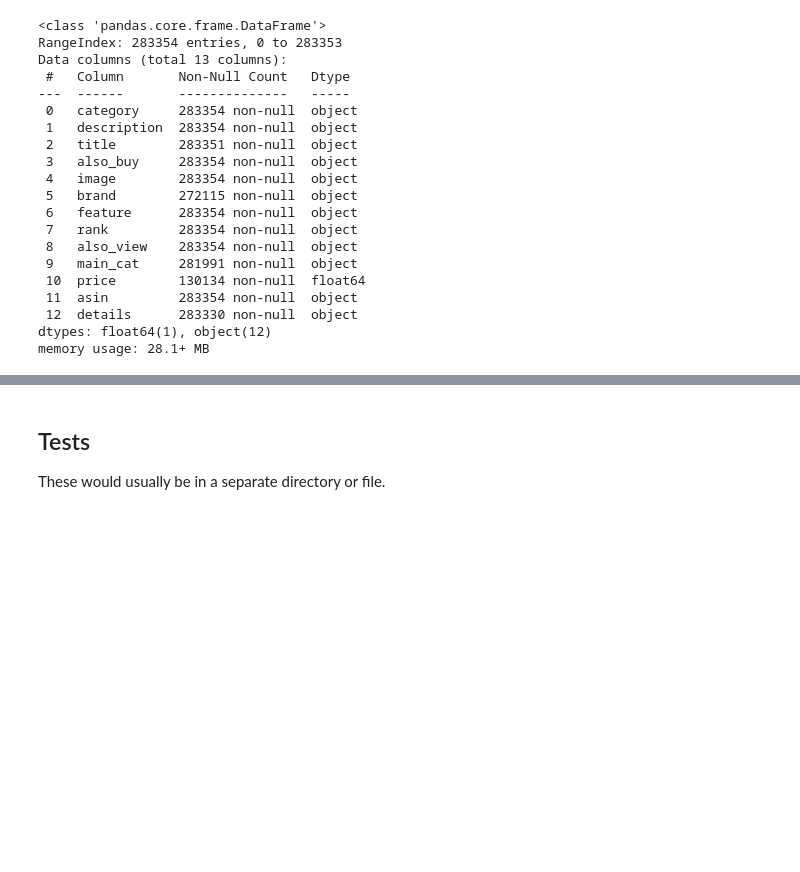
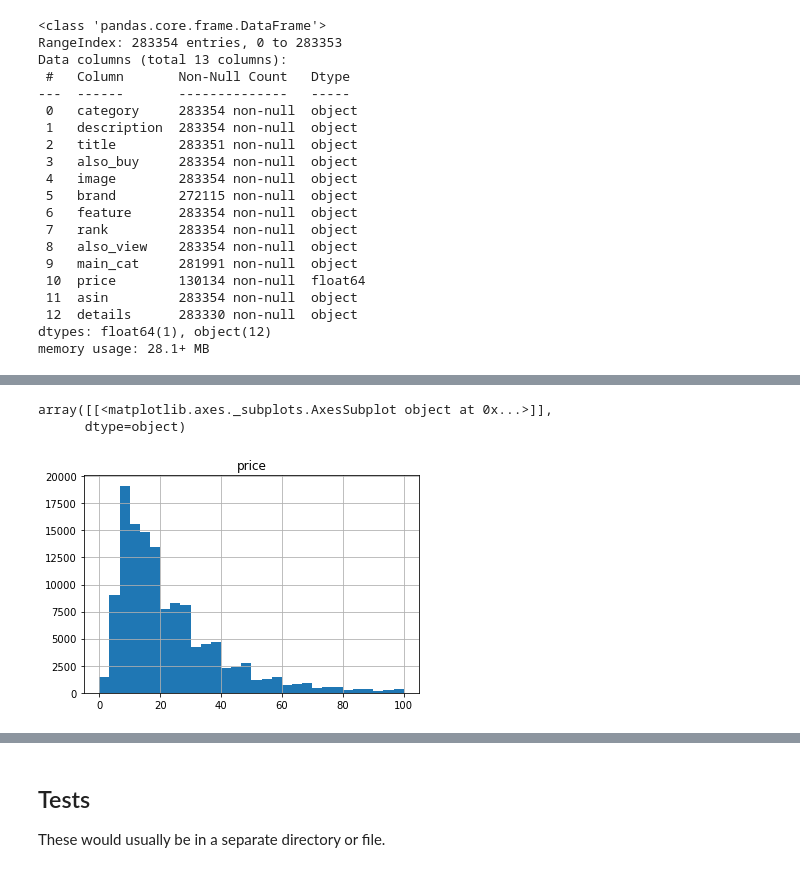
Before and after one commit to JasonCaldwellMBA/Grocery_Recommender, a Jupyter notebook: Notebooks/Wrangling_Grocery_and_Gourmet_Food_Meta.ipynb, the cells around one changed output, grey strips where cells are left out. Drawn from its saved outputs; the diff is of its cells as text; code cells hidden in the pictures; blank space fills up the shorter version.

```diff
--- a/Notebooks/Wrangling_Grocery_and_Gourmet_Food_Meta.ipynb
+++ b/Notebooks/Wrangling_Grocery_and_Gourmet_Food_Meta.ipynb
@@ -650,0 +742,7 @@ TODO
+# %%
+# May be able to narrow the price range in the future to overcome some of the issues above.
+grocery_data_5[grocery_data_5['price'] < 100].hist(bins=30)
+# %% [output]
+array([[<matplotlib.axes._subplots.AxesSubplot object at 0x...>]],
+      dtype=object)
+[figure, added]
```
Also changed, not shown: parts of 18 cells of this notebook.
